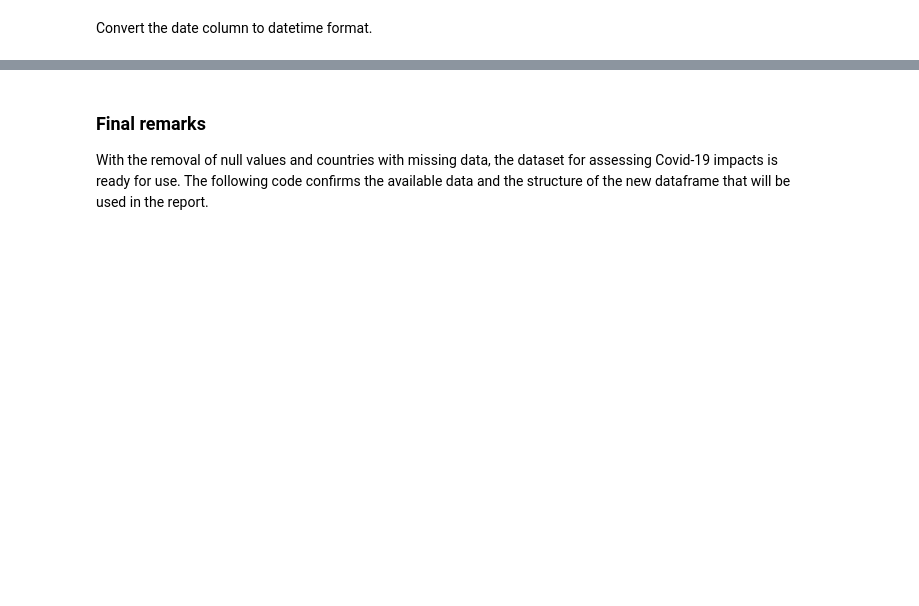
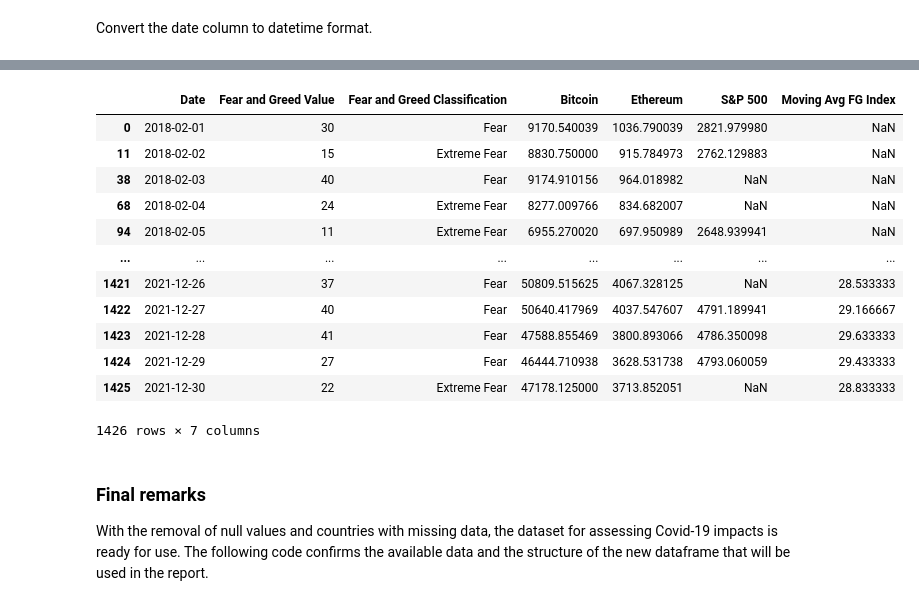
Before and after one commit to Arkiea/Project-1-group-B, a Jupyter notebook: Data Collection.ipynb, the cells around one changed output, grey strips where cells are left out. Saved outputs shown, nothing was run; the diff lists cells and outputs as text; code cells hidden in the pictures; blank space fills up the shorter version.

```diff
--- a/Data Collection.ipynb
+++ b/Data Collection.ipynb
@@ -283,7 +279,9 @@ crypto.to_csv('cryptotmc_data_cleaned.csv')
 The following code reads in historical S&P 500, Bitcoin and Ethereum data into a dataframe format. Further analysis and cleaning is performed on the dataset to prepare for future joins in the report. Relevant columns are selected (close) as part of the analysis.
 # %%
 # Obtain S&P500, Bitcoin and Ethereum data
-hist_data = yf.download("BTC-USD ETH-USD ^GSPC", start="2018-01-01", end="2021-12-31")
+hist_data = yf.download("BTC-USD ETH-USD ^GSPC",
+                        start = "2018-01-01",
+                        end = "2021-12-31")
 
 # Select only closing values
 hist_data = hist_data['Close']
@@ -291,7 +289,10 @@ hist_data = hist_data['Close']
 # Reset index
 hist_data = hist_data.reset_index()
 
+# Convert date column to datetime
+hist_data['Date'] = pd.to_datetime(hist_data['Date'], infer_datetime_format = True)
+
 # Display data
-hist_data
+hist_data.dtypes
 # %% [output]
 [*********************100%***********************]  3 of 3 completed
@@ -445,4 +468,35 @@ fng_classification            object
 dtype: object
+# %%
+# Join Bitcoin and Ethereum data onto the fear and greed index to produce new dataset
+fg_crypto = pd.merge(fear_greed, hist_data, on = 'Date', how = 'inner')
+
+# Rename columns for dataset
+fg_crypto = fg_crypto.rename(columns = {'BTC-USD' : 'Bitcoin',
+                                        'ETH-USD' : 'Ethereum',
+                                        '^GSPC' : 'S&P 500'}).sort_values('Date', ascending = True)
+
+# Apply moving average for feed and great index to smooth out volatility
+fg_crypto['Moving Avg FG Index'] = fg_crypto['Fear and Greed Value'].rolling(window = 30).mean()
+
+# Write to CSV
+fg_crypto.to_csv(write_path + 'fear_greed_crypto_clean.csv', index = False)
+
+# Display results
+fg_crypto
+# %% [output]
+|  | Date | Fear and Greed Value | Fear and Greed Classification | Bitcoin | Ethereum | S&P 500 | Moving Avg FG Index |
+| 0 | 2018-02-01 | 30 | Fear | 9170.540039 | 1036.790039 | 2821.979980 | NaN |
+| 11 | 2018-02-02 | 15 | Extreme Fear | 8830.750000 | 915.784973 | 2762.129883 | NaN |
+| 38 | 2018-02-03 | 40 | Fear | 9174.910156 | 964.018982 | NaN | NaN |
+| 68 | 2018-02-04 | 24 | Extreme Fear | 8277.009766 | 834.682007 | NaN | NaN |
+| 94 | 2018-02-05 | 11 | Extreme Fear | 6955.270020 | 697.950989 | 2648.939941 | NaN |
+| ... | ... | ... | ... | ... | ... | ... | ... |
+| 1421 | 2021-12-26 | 37 | Fear | 50809.515625 | 4067.328125 | NaN | 28.533333 |
+| 1422 | 2021-12-27 | 40 | Fear | 50640.417969 | 4037.547607 | 4791.189941 | 29.166667 |
+| 1423 | 2021-12-28 | 41 | Fear | 47588.855469 | 3800.893066 | 4786.350098 | 29.633333 |
+| 1424 | 2021-12-29 | 27 | Fear | 46444.710938 | 3628.531738 | 4793.060059 | 29.433333 |
+| 1425 | 2021-12-30 | 22 | Extreme Fear | 47178.125000 | 3713.852051 | NaN | 28.833333 |
+1426 rows × 7 columns
 # %% [markdown]
 ### Final remarks
 
```
Also changed, not shown: parts of 14 cells of this notebook, 8 other files.
